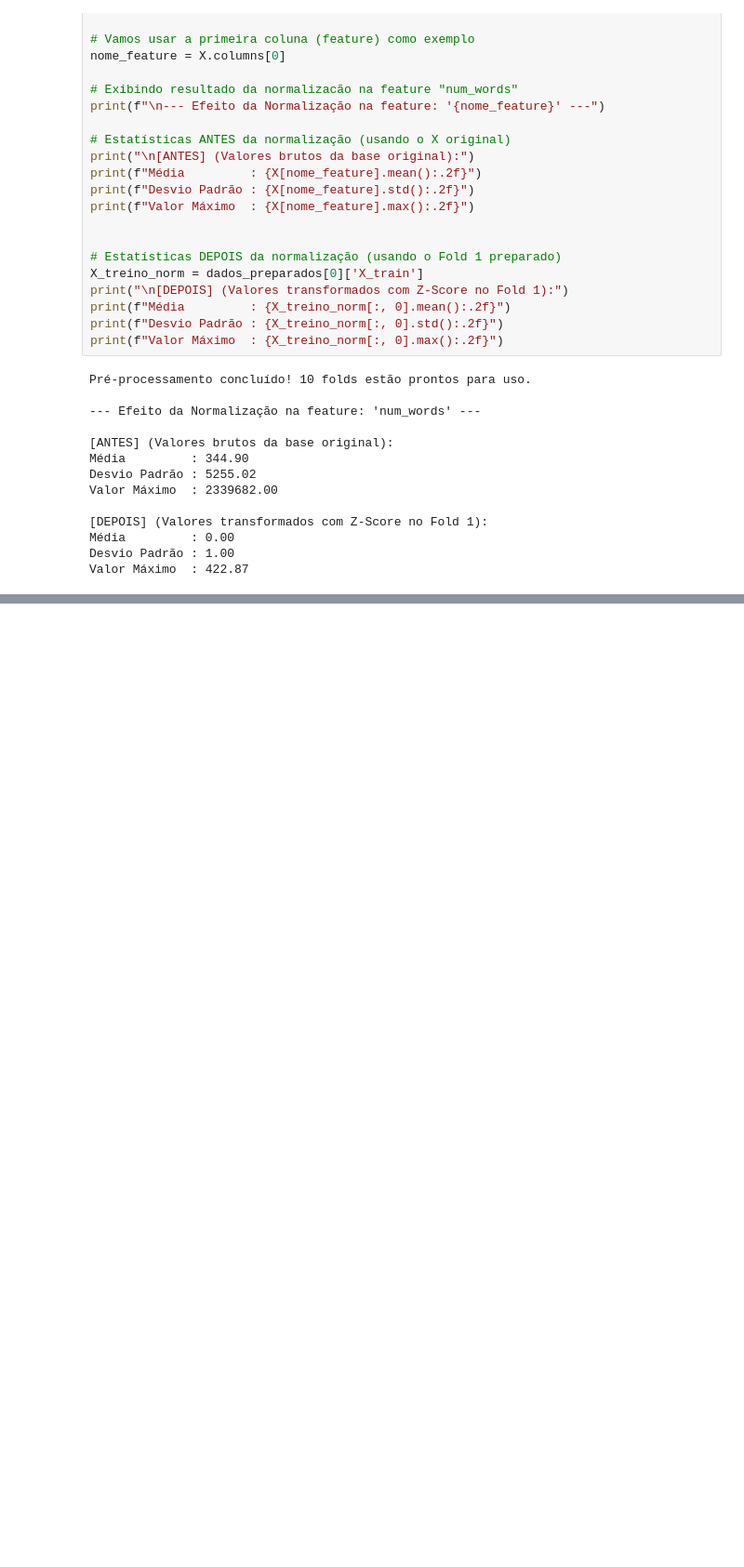
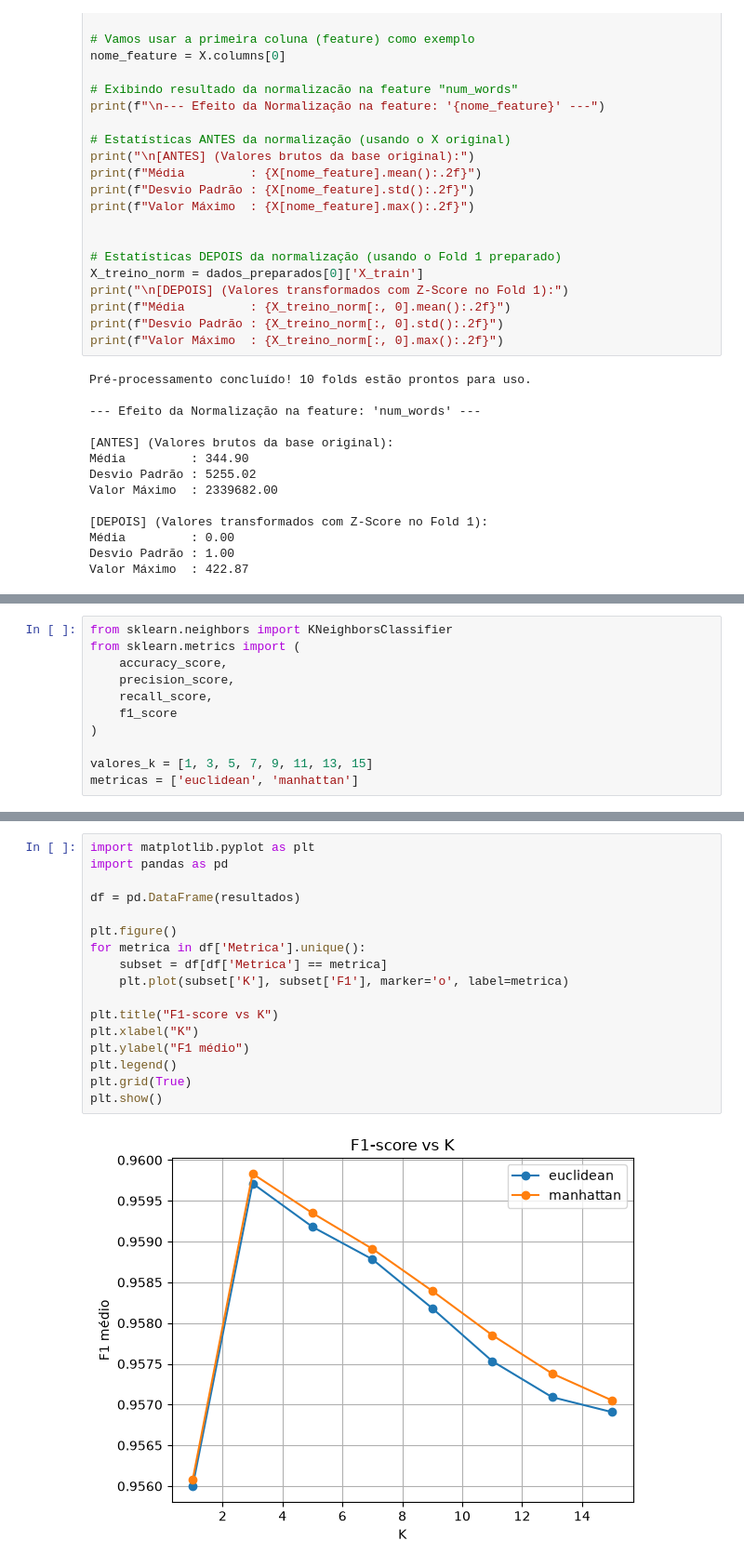
Before and after one commit to lfsdaros/Email_Phishing_Detector_POLI, a Jupyter notebook: Phishing_Detector.ipynb, the cells around one changed output, grey strips where cells are left out. Shown at 93% size. Cells and saved outputs as stored; diff of their text form; blank space fills up the shorter version.

```diff
--- a/Phishing_Detector.ipynb
+++ b/Phishing_Detector.ipynb
@@ -122,0 +125,11 @@ Valor Máximo  : 422.87
+# %%
+from sklearn.neighbors import KNeighborsClassifier
+from sklearn.metrics import (
+    accuracy_score,
+    precision_score,
+    recall_score,
+    f1_score
+)
+
+valores_k = [1, 3, 5, 7, 9, 11, 13, 15]
+metricas = ['euclidean', 'manhattan']
@@ -122,0 +190,19 @@ Valor Máximo  : 422.87
+# %%
+import matplotlib.pyplot as plt
+import pandas as pd
+
+df = pd.DataFrame(resultados)
+
+plt.figure()
+for metrica in df['Metrica'].unique():
+    subset = df[df['Metrica'] == metrica]
+    plt.plot(subset['K'], subset['F1'], marker='o', label=metrica)
+
+plt.title("F1-score vs K")
+plt.xlabel("K")
+plt.ylabel("F1 médio")
+plt.legend()
+plt.grid(True)
+plt.show()
+# %% [output]
+[figure, added]
```
Also changed, not shown: parts of 6 cells of this notebook.
